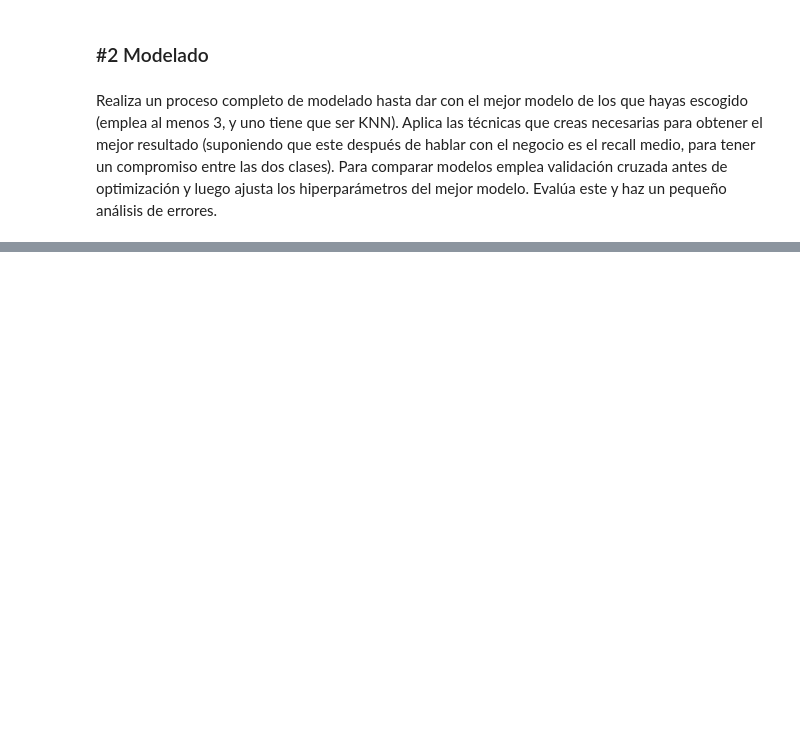
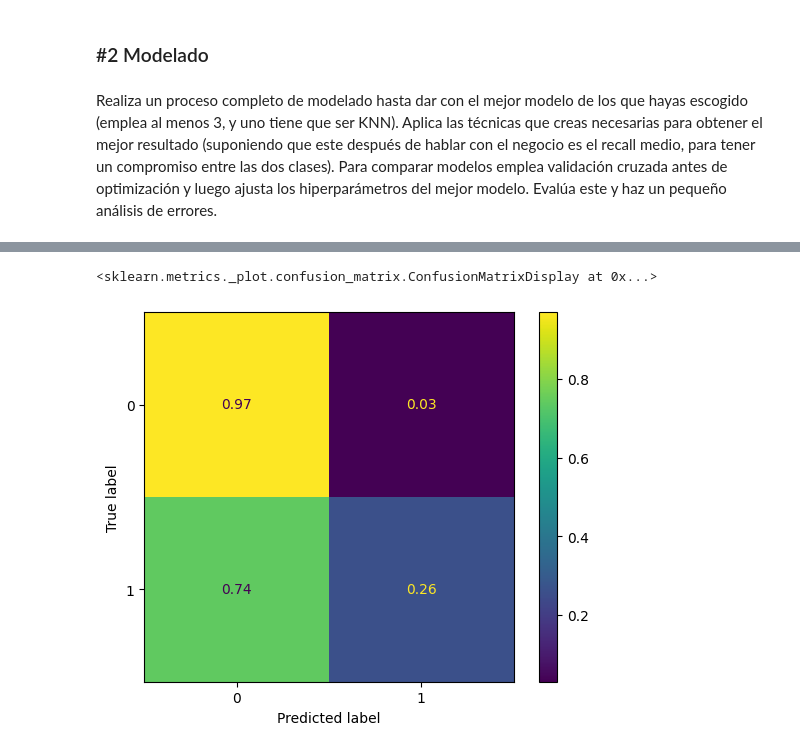
Before and after one commit to arratealduzin/Repo-ejercicos, a Jupyter notebook: 04_Machine_Learning/Sprint_12/Unidad_01_ML_Supervisado_Otros_Modelos/03_Practica_Obligatoria/18_Practica_Obligatoria_Supervisado_Otros_Modelos.ipynb, the cells around one changed output, grey strips where cells are left out. Drawn from its saved outputs; the diff is of its cells as text; code cells hidden in the pictures; blank space fills up the shorter version.

```diff
--- a/04_Machine_Learning/Sprint_12/Unidad_01_ML_Supervisado_Otros_Modelos/03_Practica_Obligatoria/18_Practica_Obligatoria_Supervisado_Otros_Modelos.ipynb
+++ b/04_Machine_Learning/Sprint_12/Unidad_01_ML_Supervisado_Otros_Modelos/03_Practica_Obligatoria/18_Practica_Obligatoria_Supervisado_Otros_Modelos.ipynb
@@ -27,3 +322,5 @@ Pinta la distribución de frecuencias del target y coméntala
+# %%
+X_test[features] = scaler.transform(X_test[features])
 # %% [markdown]
 ### #2 Modelado
 # %% [markdown]
@@ -30,0 +333,7 @@ Realiza un proceso completo de modelado hasta dar con el mejor modelo de los que
+# %%
+# Elección de modelos:
+from sklearn.ensemble import RandomForestClassifier, GradientBoostingClassifier
+from sklearn.neighbors import KNeighborsClassifier
+rfc= RandomForestClassifier(random_state=42)
+gbc = GradientBoostingClassifier(random_state=42)
+knn_cl = KNeighborsClassifier()
@@ -30,0 +363,21 @@ Realiza un proceso completo de modelado hasta dar con el mejor modelo de los que
+# %%
+from sklearn.model_selection import GridSearchCV
+
+params_grid = {
+     "n_estimators": [50, 100, 150],
+     "learning_rate": [0.1, 0.4],
+     "max_depth": [3, 5, 8],
+     "max_features": [None, 'sqrt', 'log2'],
+     "min_samples_split": [ 2, 10, 55, 100],
+}
+
+
+grid_gbc = GridSearchCV(
+    gbc,
+    param_grid = params_grid,
+    cv=5,
+    scoring='balanced_accuracy',
+    n_jobs=-1
+)
+
+grid_gbc.fit(X_train, y_train)
@@ -30,0 +414,9 @@ Realiza un proceso completo de modelado hasta dar con el mejor modelo de los que
+# %%
+from imblearn.over_sampling import SMOTE
+
+smote = SMOTE(random_state=42)
+X_train_balanced, y_train_balanced = smote.fit_resample(X_train, y_train)
+grid_gbc.fit(X_train_balanced, y_train_balanced)
+
+y_pred_balanced = grid_gbc.best_estimator_.predict(X_test)
+print(classification_report(y_test,y_pred_balanced))
@@ -30,0 +432,5 @@ Realiza un proceso completo de modelado hasta dar con el mejor modelo de los que
+# %%
+ConfusionMatrixDisplay.from_predictions(y_test, y_pred_balanced, normalize= "true")
+# %% [output]
+<sklearn.metrics._plot.confusion_matrix.ConfusionMatrixDisplay at 0x...>
+[figure, added]
```
Also changed, not shown: parts of 47 cells of this notebook, 2 other files.
